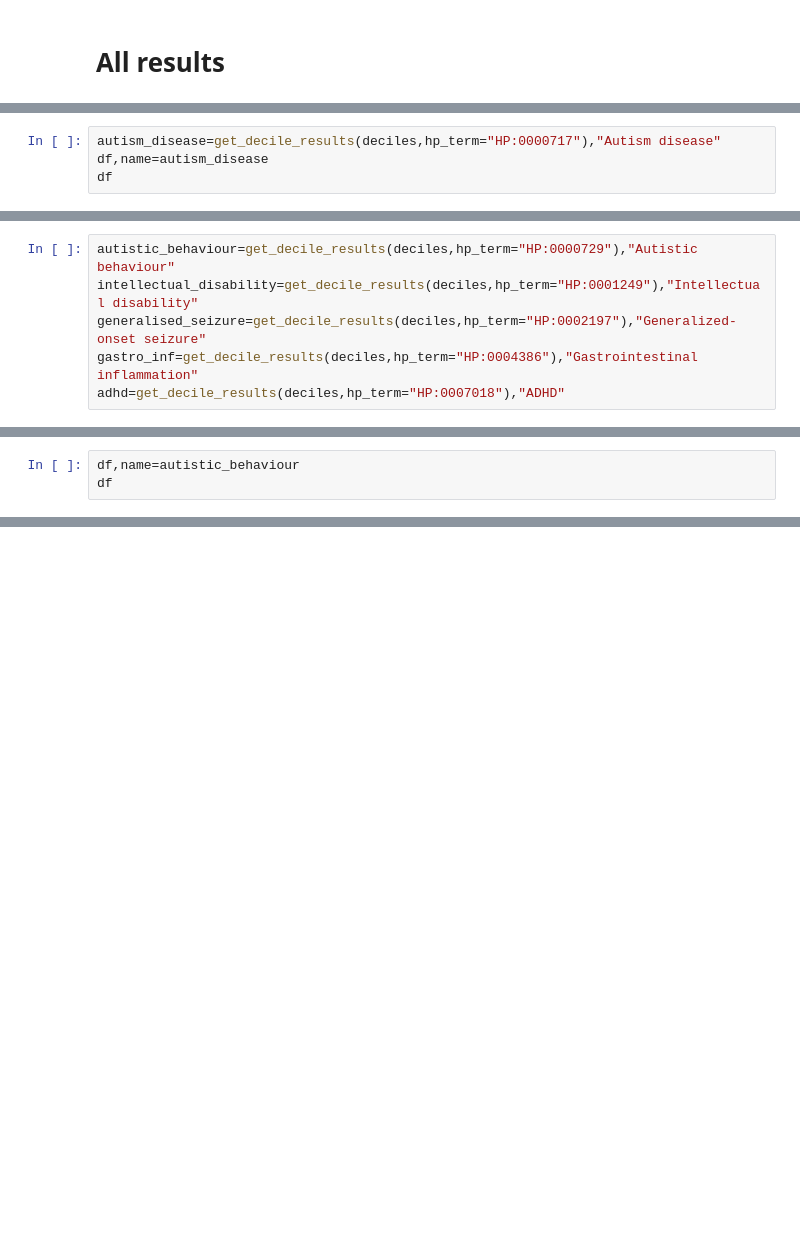
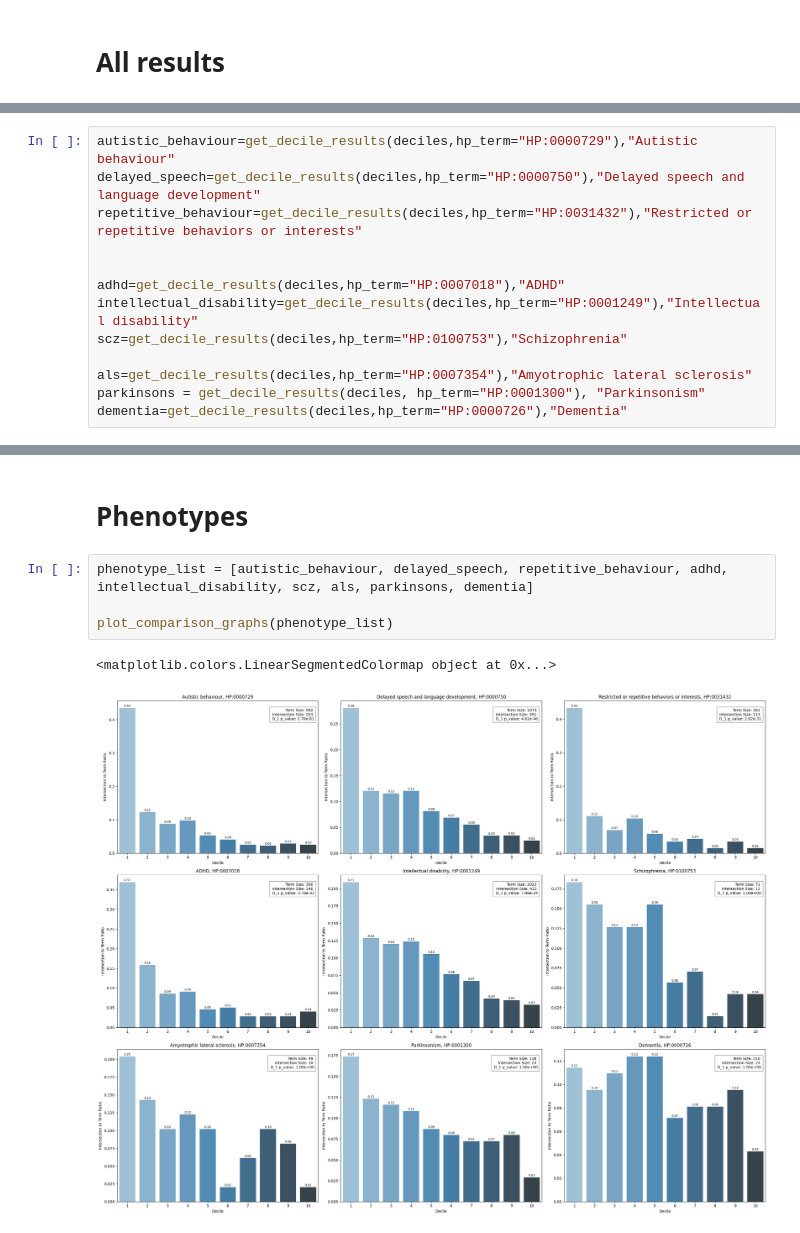
Before and after one commit to a59490/Tese_ASD_Gene_Pred, a Jupyter notebook: 6_Gene_enrich/gprofiler_test.ipynb, the cells around one changed output, grey strips where cells are left out. Drawn from its saved outputs; the diff is of its cells as text; blank space fills up the shorter version.

Commit message:
big update, graphs don't work with cmap

```diff
--- a/6_Gene_enrich/gprofiler_test.ipynb
+++ b/6_Gene_enrich/gprofiler_test.ipynb
@@ -58,7 +56,3 @@ def get_decile_results(deciles,hp_term="HP:0000717"):
     data['Intersection_to_Term_Ratio'] = data['intersection_size'] / data['term_size']
     data=data.sort_values(by='Decile', ascending=True).reset_index(drop=True)
     return data
-# %%
-autism_disease=get_decile_results(deciles,hp_term="HP:0000717"),"Autism disease"
-df,name=autism_disease
-df
@@ -87,7 +59,14 @@ Processing q_10...
 # %%
 autistic_behaviour=get_decile_results(deciles,hp_term="HP:0000729"),"Autistic behaviour"
+delayed_speech=get_decile_results(deciles,hp_term="HP:0000750"),"Delayed speech and language development"
+repetitive_behaviour=get_decile_results(deciles,hp_term="HP:0031432"),"Restricted or repetitive behaviors or interests"
+
+
+adhd=get_decile_results(deciles,hp_term="HP:0007018"),"ADHD"
 intellectual_disability=get_decile_results(deciles,hp_term="HP:0001249"),"Intellectual disability"
-generalised_seizure=get_decile_results(deciles,hp_term="HP:0002197"),"Generalized-onset seizure"
-gastro_inf=get_decile_results(deciles,hp_term="HP:0004386"),"Gastrointestinal inflammation"
-adhd=get_decile_results(deciles,hp_term="HP:0007018"),"ADHD"
+scz=get_decile_results(deciles,hp_term="HP:0100753"),"Schizophrenia"
+
+als=get_decile_results(deciles,hp_term="HP:0007354"),"Amyotrophic lateral sclerosis"
+parkinsons = get_decile_results(deciles, hp_term="HP:0001300"), "Parkinsonism"
+dementia=get_decile_results(deciles,hp_term="HP:0000726"),"Dementia"
 # %% [output]
@@ -111,3 +89,0 @@ Processing q_10...
-# %%
-df,name=autistic_behaviour
-df
@@ -162,0 +259,9 @@ plot_comparison_graphs(autism_disease, autistic_behaviour, intellectual_disabili
+# %% [markdown]
+# Phenotypes
+# %%
+phenotype_list = [autistic_behaviour, delayed_speech, repetitive_behaviour, adhd, intellectual_disability, scz, als, parkinsons, dementia]
+
+plot_comparison_graphs(phenotype_list)
+# %% [output]
+<matplotlib.colors.LinearSegmentedColormap object at 0x...>
+[figure, added]
```
Also changed, not shown: parts of 21 cells of this notebook, 26 other files.
